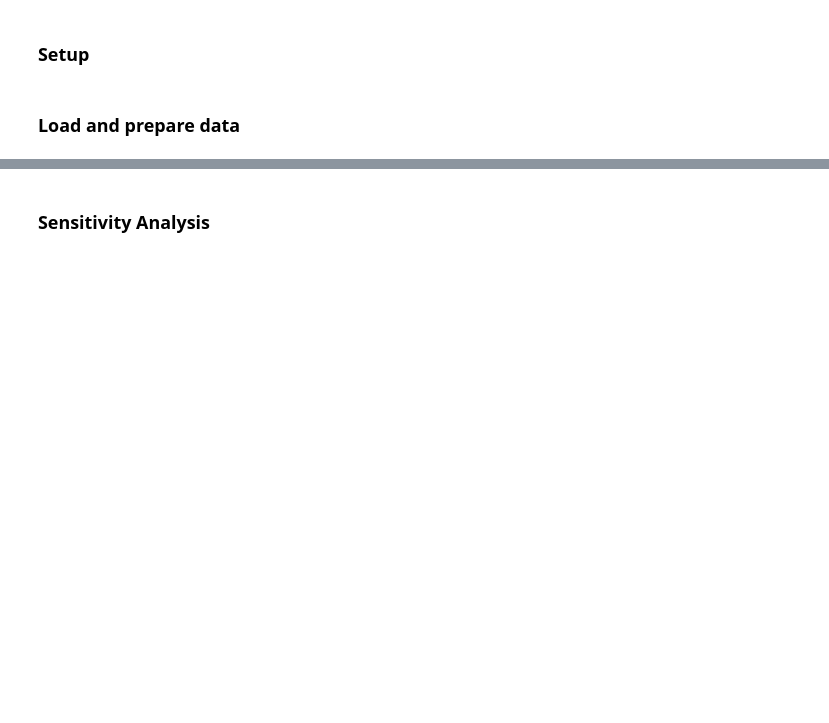
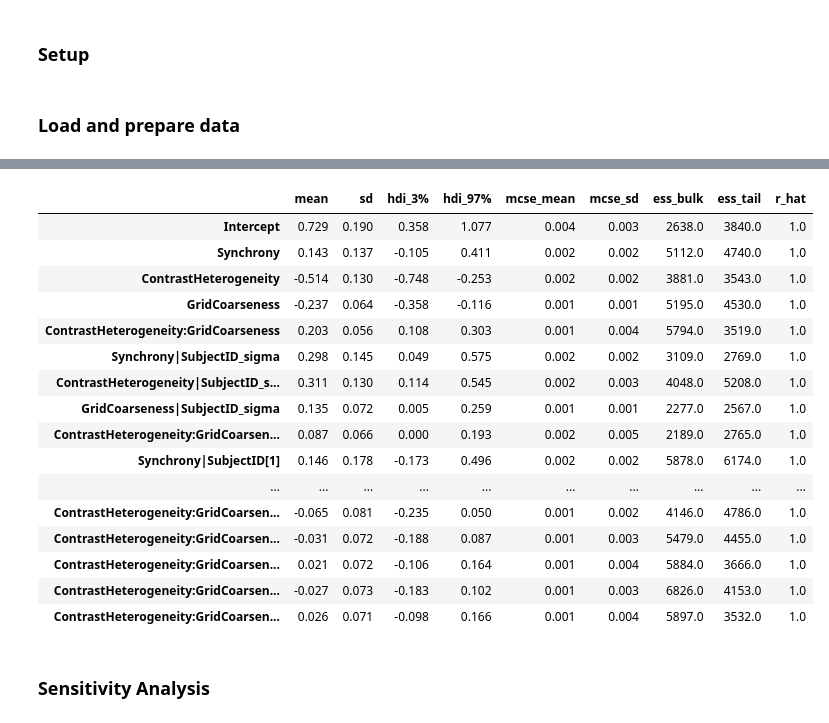
Before and after one commit to ccnmaastricht/NeuralSynchrony-FigureGround, a Jupyter notebook: notebooks/statistics_session1.ipynb, the cells around one changed output, grey strips where cells are left out. Saved outputs shown, nothing was run; the diff lists cells and outputs as text; code cells hidden in the pictures; blank space fills up the shorter version.

```diff
--- a/notebooks/statistics_session1.ipynb
+++ b/notebooks/statistics_session1.ipynb
@@ -181,0 +285,5 @@ print(table)
+# %%
+idata_full = model_full.fit(
+    draws=2000, tune=2000, target_accept=0.95,
+    idata_kwargs={"log_likelihood": True}, progressbar=False
+)
@@ -182,3 +341,23 @@ print(table)
+# %%
+az.summary(idata_full, var_names=["sd", "r"], filter_vars="like")
+# %% [output]
+|  | mean | sd | hdi_3% | hdi_97% | mcse_mean | mcse_sd | ess_bulk | ess_tail | r_hat |
+| Intercept | 0.729 | 0.190 | 0.358 | 1.077 | 0.004 | 0.003 | 2638.0 | 3840.0 | 1.0 |
+| Synchrony | 0.143 | 0.137 | -0.105 | 0.411 | 0.002 | 0.002 | 5112.0 | 4740.0 | 1.0 |
+| ContrastHeterogeneity | -0.514 | 0.130 | -0.748 | -0.253 | 0.002 | 0.002 | 3881.0 | 3543.0 | 1.0 |
+| GridCoarseness | -0.237 | 0.064 | -0.358 | -0.116 | 0.001 | 0.001 | 5195.0 | 4530.0 | 1.0 |
+| ContrastHeterogeneity:GridCoarseness | 0.203 | 0.056 | 0.108 | 0.303 | 0.001 | 0.004 | 5794.0 | 3519.0 | 1.0 |
+| Synchrony|SubjectID_sigma | 0.298 | 0.145 | 0.049 | 0.575 | 0.002 | 0.002 | 3109.0 | 2769.0 | 1.0 |
+| ContrastHeterogeneity|SubjectID_s... | 0.311 | 0.130 | 0.114 | 0.545 | 0.002 | 0.003 | 4048.0 | 5208.0 | 1.0 |
+| GridCoarseness|SubjectID_sigma | 0.135 | 0.072 | 0.005 | 0.259 | 0.001 | 0.001 | 2277.0 | 2567.0 | 1.0 |
+| ContrastHeterogeneity:GridCoarsen... | 0.087 | 0.066 | 0.000 | 0.193 | 0.002 | 0.005 | 2189.0 | 2765.0 | 1.0 |
+| Synchrony|SubjectID[1] | 0.146 | 0.178 | -0.173 | 0.496 | 0.002 | 0.002 | 5878.0 | 6174.0 | 1.0 |
+| ... | ... | ... | ... | ... | ... | ... | ... | ... | ... |
+| ContrastHeterogeneity:GridCoarsen... | -0.065 | 0.081 | -0.235 | 0.050 | 0.001 | 0.002 | 4146.0 | 4786.0 | 1.0 |
+| ContrastHeterogeneity:GridCoarsen... | -0.031 | 0.072 | -0.188 | 0.087 | 0.001 | 0.003 | 5479.0 | 4455.0 | 1.0 |
+| ContrastHeterogeneity:GridCoarsen... | 0.021 | 0.072 | -0.106 | 0.164 | 0.001 | 0.004 | 5884.0 | 3666.0 | 1.0 |
+| ContrastHeterogeneity:GridCoarsen... | -0.027 | 0.073 | -0.183 | 0.102 | 0.001 | 0.003 | 6826.0 | 4153.0 | 1.0 |
+| ContrastHeterogeneity:GridCoarsen... | 0.026 | 0.071 | -0.098 | 0.166 | 0.001 | 0.004 | 5897.0 | 3532.0 | 1.0 |
 # %% [markdown]
 ### Sensitivity Analysis
 # %%
```
Also changed, not shown: parts of 25 cells of this notebook.
